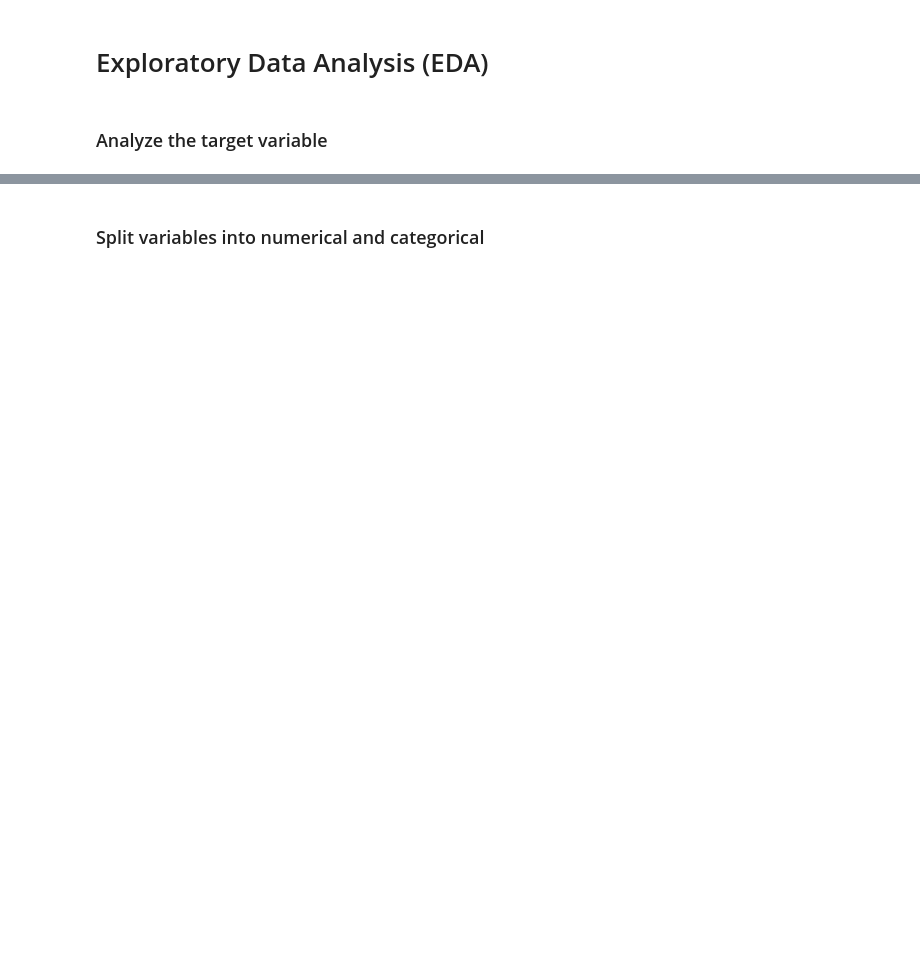
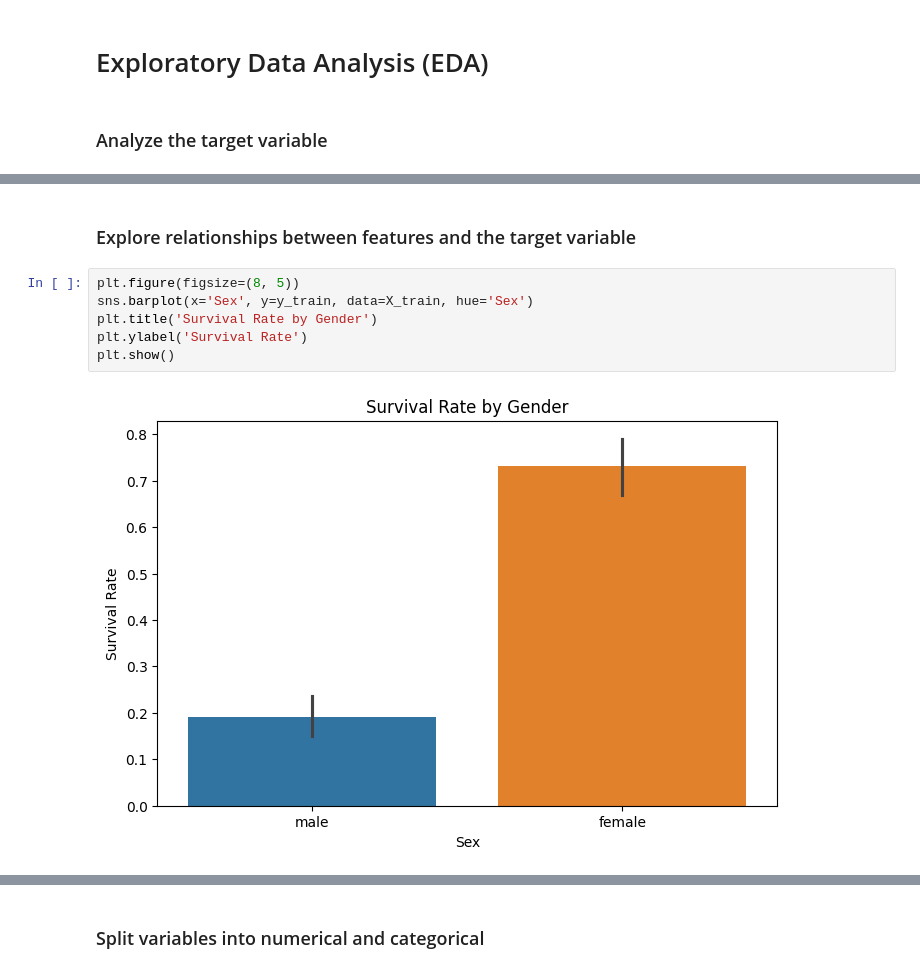
Before and after one commit to shamaseen/machine-learning-with-qafzah, a Jupyter notebook: notebooks/Part 3: End-to-End Machine Learning Project Workflow.ipynb, the cells around one changed output, grey strips where cells are left out. Cells and saved outputs as stored; diff of their text form; blank space fills up the shorter version.

```diff
--- a/notebooks/Part 3: End-to-End Machine Learning Project Workflow.ipynb
+++ b/notebooks/Part 3: End-to-End Machine Learning Project Workflow.ipynb
@@ -152,0 +319,10 @@ Name: proportion, dtype: float64
+# %% [markdown]
+### Explore relationships between features and the target variable
+# %%
+plt.figure(figsize=(8, 5))
+sns.barplot(x='Sex', y=y_train, data=X_train, hue='Sex')
+plt.title('Survival Rate by Gender')
+plt.ylabel('Survival Rate')
+plt.show()
+# %% [output]
+[figure, added]
```
Also changed, not shown: parts of 90 cells of this notebook, 1 other file.
